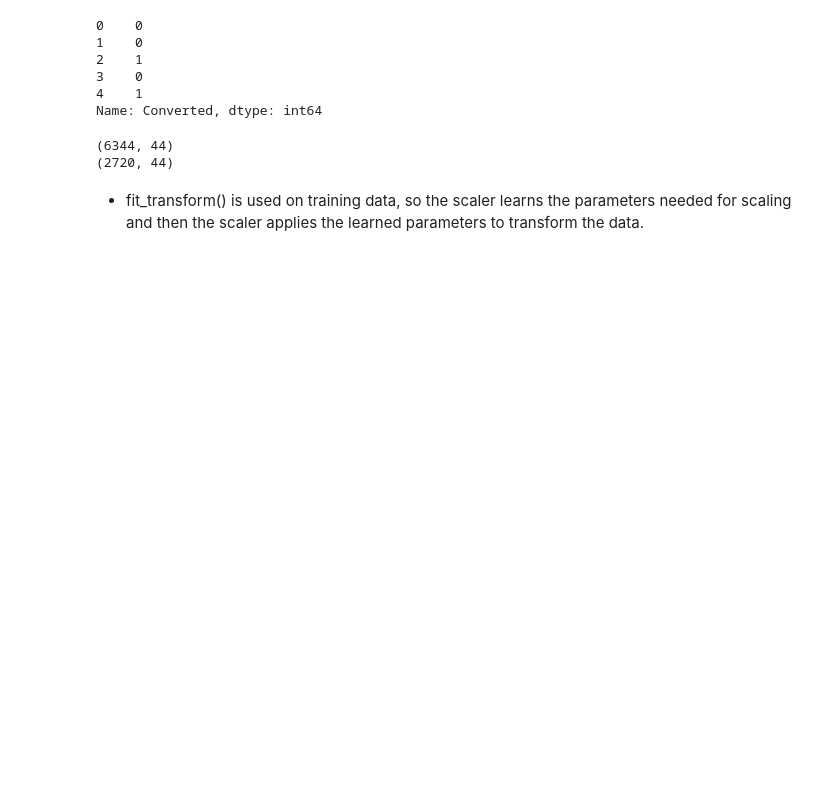
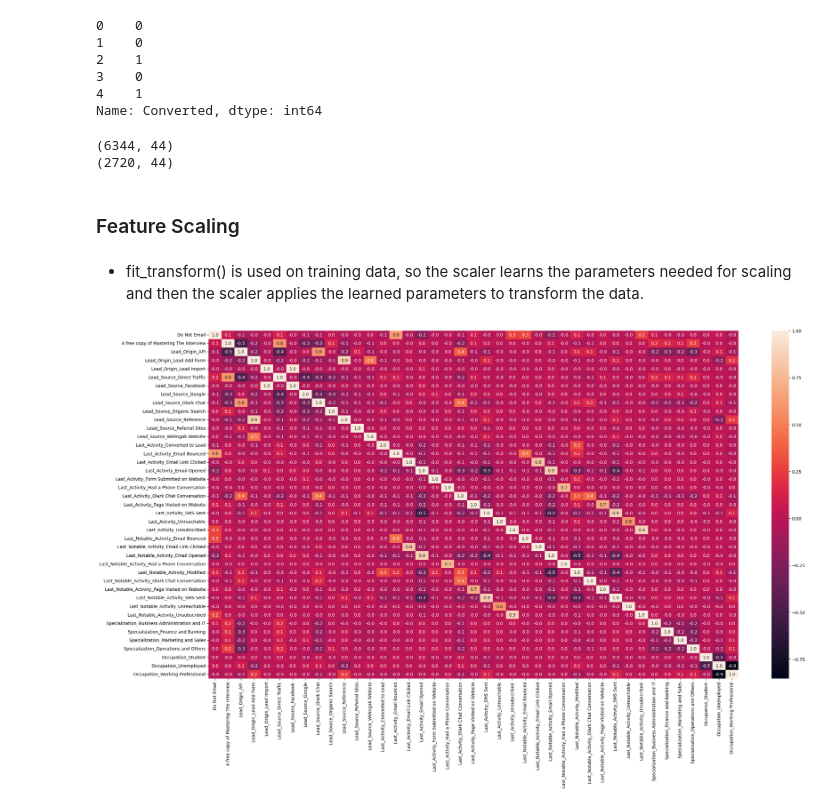
Before and after one commit to Ashlesha-0204/Lead_Scoring_Case_Study, a Jupyter notebook: lead_score.ipynb, the cells around one changed output. Saved outputs shown, nothing was run; the diff lists cells and outputs as text; code cells hidden in the pictures; blank space fills up the shorter version.

```diff
--- a/lead_score.ipynb
+++ b/lead_score.ipynb
@@ -947,4 +947,6 @@ print(X_test.shape)
 # %% [output]
 (6344, 44)
 (2720, 44)
+# %% [markdown]
+### Feature Scaling
 # %%
@@ -957,3 +957,20 @@ scaler = StandardScaler()
 X_train[['TotalVisits','Total Time Spent on Website', 'Page Views Per Visit' ]] = scaler.fit_transform(X_train[['TotalVisits','Total Time Spent on Website', 'Page Views Per Visit' ]])
 # %% [markdown]
 -  fit_transform() is used on training data, so the scaler learns the parameters needed for scaling and then the scaler applies the learned parameters to transform the data.
+# %%
+# List of columns to exclude
+exclude_columns = ['TotalVisits', 'Total Time Spent on Website', 'Page Views Per Visit']
+
+# Create a new dataframe excluding the specified columns
+X_filtered = X.drop(exclude_columns, axis=1)
+
+plt.figure(figsize=(25, 15))
+
+# Generate heatmap for filtered dataframe
+sns.heatmap(X_filtered.corr(), annot=True, fmt=".1f")
+
+# Adjust layout
+plt.tight_layout()
+plt.show()
+# %% [output]
+[figure, added]
```
Also changed, not shown: parts of 16 cells of this notebook.
